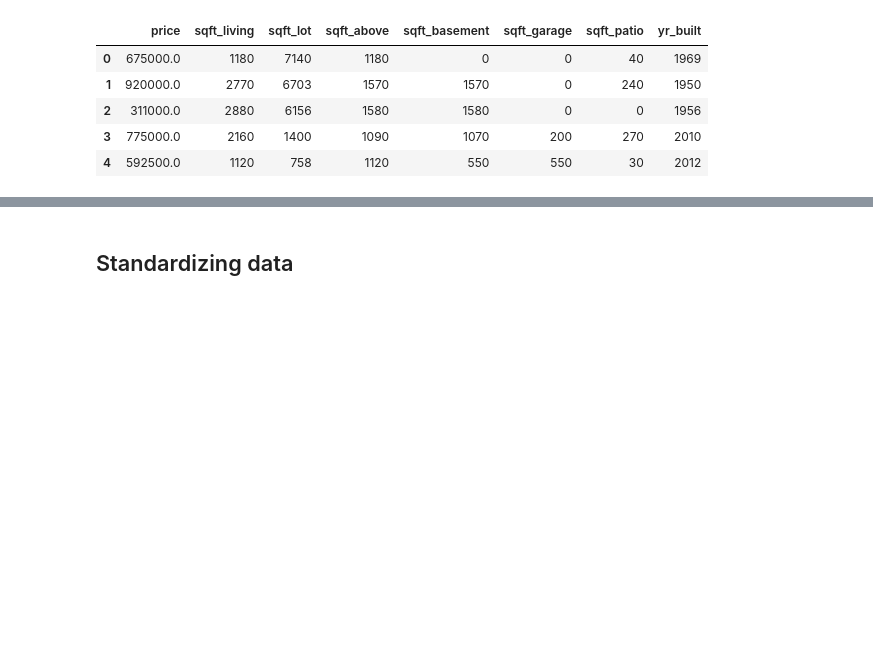
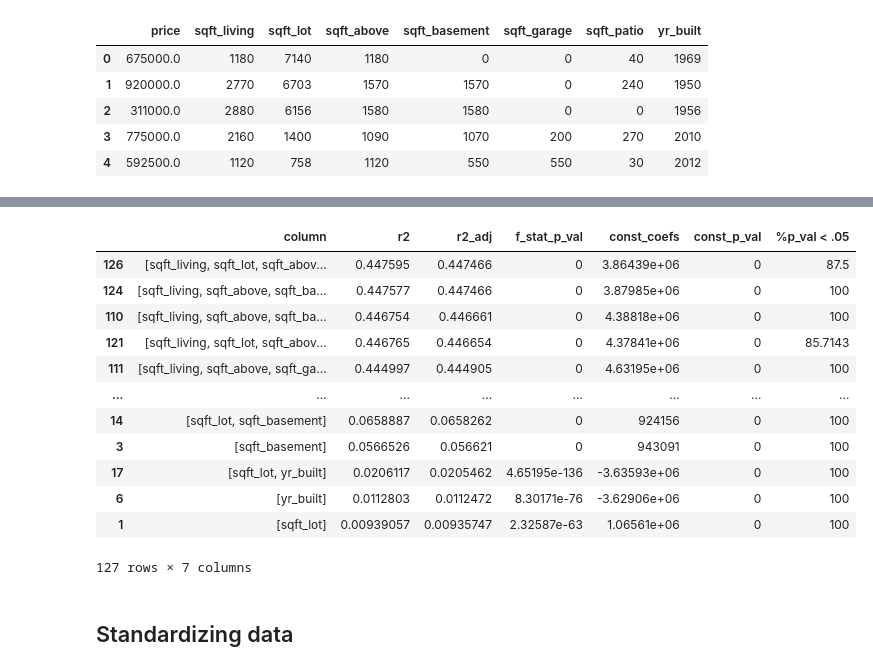
Before and after one commit to mduncan23/King-County-Real-Estate-Analysis, a Jupyter notebook: Matt Project Workbook.ipynb, the cells around one changed output, grey strips where cells are left out. Saved outputs shown, nothing was run; the diff lists cells and outputs as text; code cells hidden in the pictures; blank space fills up the shorter version.

Commit message:
wokring on multilinear

```diff
--- a/Matt Project Workbook.ipynb
+++ b/Matt Project Workbook.ipynb
@@ -193,3 +195,21 @@ simple_test.simple_num_model_all_combos(df_numeric, 'price')
+# %%
+multi_df = simple_test.multi_num_model_all_combos(df_numeric, 'price')
+# %%
+multi_df
+# %% [output]
+|  | column | r2 | r2_adj | f_stat_p_val | const_coefs | const_p_val | %p_val < .05 |
+| 126 | [sqft_living, sqft_lot, sqft_abov... | 0.447595 | 0.447466 | 0 | 3.86439e+06 | 0 | 87.5 |
+| 124 | [sqft_living, sqft_above, sqft_ba... | 0.447577 | 0.447466 | 0 | 3.87985e+06 | 0 | 100 |
+| 110 | [sqft_living, sqft_above, sqft_ba... | 0.446754 | 0.446661 | 0 | 4.38818e+06 | 0 | 100 |
+| 121 | [sqft_living, sqft_lot, sqft_abov... | 0.446765 | 0.446654 | 0 | 4.37841e+06 | 0 | 85.7143 |
+| 111 | [sqft_living, sqft_above, sqft_ga... | 0.444997 | 0.444905 | 0 | 4.63195e+06 | 0 | 100 |
+| ... | ... | ... | ... | ... | ... | ... | ... |
+| 14 | [sqft_lot, sqft_basement] | 0.0658887 | 0.0658262 | 0 | 924156 | 0 | 100 |
+| 3 | [sqft_basement] | 0.0566526 | 0.056621 | 0 | 943091 | 0 | 100 |
+| 17 | [sqft_lot, yr_built] | 0.0206117 | 0.0205462 | 4.65195e-136 | -3.63593e+06 | 0 | 100 |
+| 6 | [yr_built] | 0.0112803 | 0.0112472 | 8.30171e-76 | -3.62906e+06 | 0 | 100 |
+| 1 | [sqft_lot] | 0.00939057 | 0.00935747 | 2.32587e-63 | 1.06561e+06 | 0 | 100 |
+127 rows × 7 columns
 # %% [markdown]
 ## Standardizing data
 # %%
```
Also changed, not shown: parts of 12 cells of this notebook, 2 other files.
